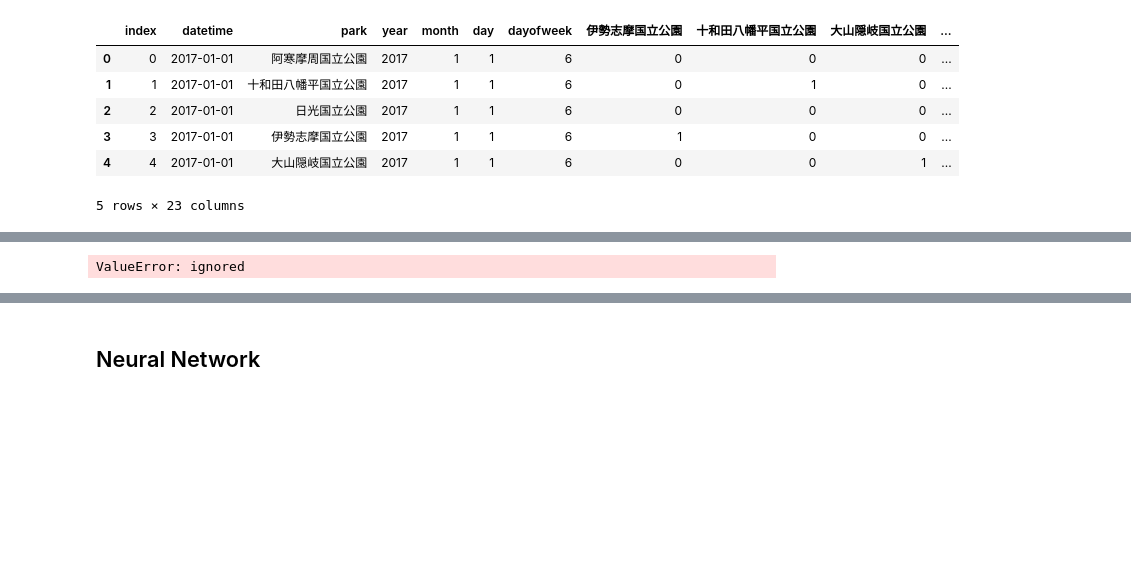
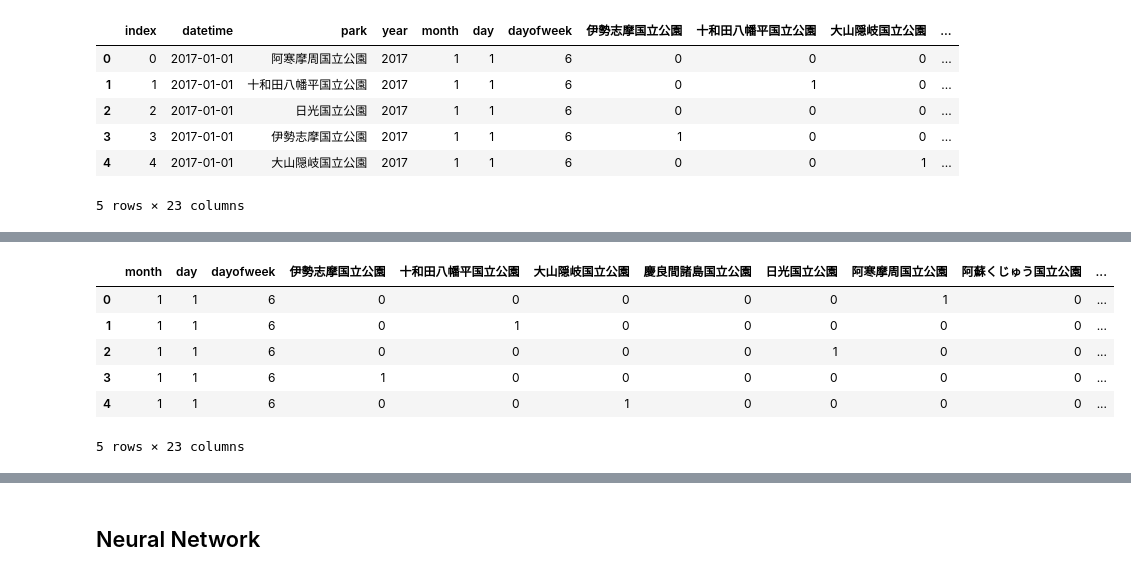
Before and after one commit to TaigoKuriyama/national_park_prediction, a Jupyter notebook: notebook/preprocess.ipynb, the cells around one changed output, grey strips where cells are left out. Drawn from its saved outputs; the diff is of its cells as text; code cells hidden in the pictures; blank space fills up the shorter version.

```diff
--- a/notebook/preprocess.ipynb
+++ b/notebook/preprocess.ipynb
@@ -396,7 +389,14 @@ KeyError: ignored
 # %%
 # drop columns which is not needed
 df_test_merged = df_test_merged.drop(['year','park','datetime','index'], axis=1)
-df_test_merged = df_test_merged.fillna(0)
+#df_test_merged = df_test_merged.fillna(0)
 X_test = df_test_merged.as_matrix()
+df_test_merged.head()
 # %% [output]
+|  | month | day | dayofweek | 伊勢志摩国立公園 | 十和田八幡平国立公園 | 大山隠岐国立公園 | 慶良間諸島国立公園 | 日光国立公園 | 阿寒摩周国立公園 | 阿蘇くじゅう国立公園 | ... |
+| 0 | 1 | 1 | 6 | 0 | 0 | 0 | 0 | 0 | 1 | 0 | ... |
+| 1 | 1 | 1 | 6 | 0 | 1 | 0 | 0 | 0 | 0 | 0 | ... |
+| 2 | 1 | 1 | 6 | 0 | 0 | 0 | 0 | 1 | 0 | 0 | ... |
+| 3 | 1 | 1 | 6 | 1 | 0 | 0 | 0 | 0 | 0 | 0 | ... |
+| 4 | 1 | 1 | 6 | 0 | 0 | 1 | 0 | 0 | 0 | 0 | ... |
-ValueError: ignored
+5 rows × 23 columns
```
Also changed, not shown: parts of 57 cells of this notebook.
